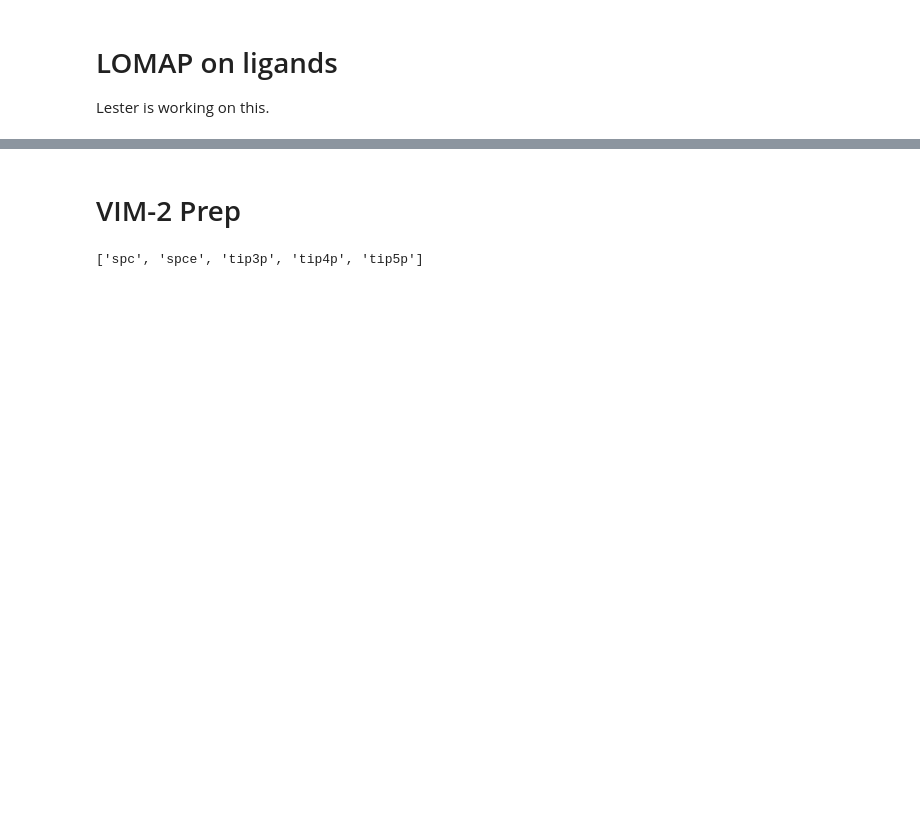
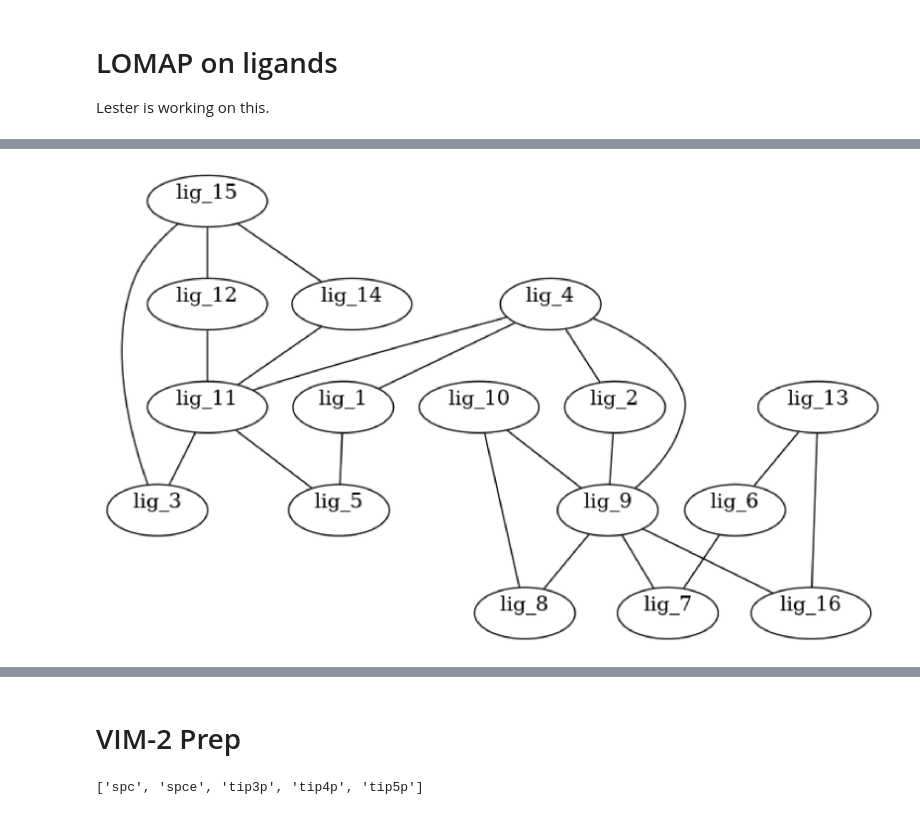
Before and after one commit to jasmin-guven/first_year_project, a Jupyter notebook: metallobetalactamases/scripts/prepare.ipynb, the cells around one changed output, grey strips where cells are left out. Cells and saved outputs as stored; diff of their text form; code cells hidden in the pictures; blank space fills up the shorter version.

Commit message:
got LOMAP to work manually and saved scores to a df

```diff
--- a/metallobetalactamases/scripts/prepare.ipynb
+++ b/metallobetalactamases/scripts/prepare.ipynb
@@ -38,0 +52,17 @@ Lester is working on this.
+# %%
+lomap_ligand_path = "../inputs/ligands/lomap/"
+
+lomap_database = lomap.DBMolecules(f"{lomap_ligand_path}",
+                                   output=True,
+                                   output_no_graph=True,
+                                   output_no_images=True,
+                                   threed=True,
+                                   max3d=3.0,
+                                   time=3,
+                                   parallel=10)
+strict, loose = lomap_database.build_matrices()
+nx_graph = lomap_database.build_graph()
+lomap_file = "out_score_with_connection.txt"
+
+if not os.path.isfile(lomap_file):
+    raise FileNotFoundError("LOMAP output file doesn't exist!")
@@ -39 +173,38 @@ Lester is working on this.
+# %%
+ # Generate the graph.
+graph = nx.Graph()
+
+images = glob.glob(f"{lomap_ligand_path}/images/*.png")
+# Loop over the nodes and add to the graph.
+for i in range(len(nodes)):
+    img = images[i]
+    graph.add_node(ligand_names[i], image=img, label=ligand_names[i], labelloc="t")
+
+
+# # Loop over the edges and add to the graph.
+for edge in edge_dict.keys():
+    graph.add_edge(edge[0], edge[1])
+    # print(edge[0], edge[1])
+#     graph.add_edge(edge[0],
+#                    edge[1],
+#                    label=(edge_dict[(edge[0], edge[1])]))
+
+
+# # Convert to a dot graph.
+# # nx.draw(graph, with_labels=True)
+dot_graph = nx.nx_pydot.to_pydot(graph)
+
+# # # Write to a PNG.
+network_plot = f"{lomap_ligand_path}/images/network.png"
+dot_graph.write_png(network_plot)
+img = mpimg.imread(network_plot)
+plt.figure(figsize=(20, 20))
+plt.axis("off")
+plt.imshow(img)
+
+plt.axis('off')
+
+plt.show()
+# %% [output]
+[figure, added]
 # %%
```
Also changed, not shown: parts of 15 cells of this notebook, 41 other files.
